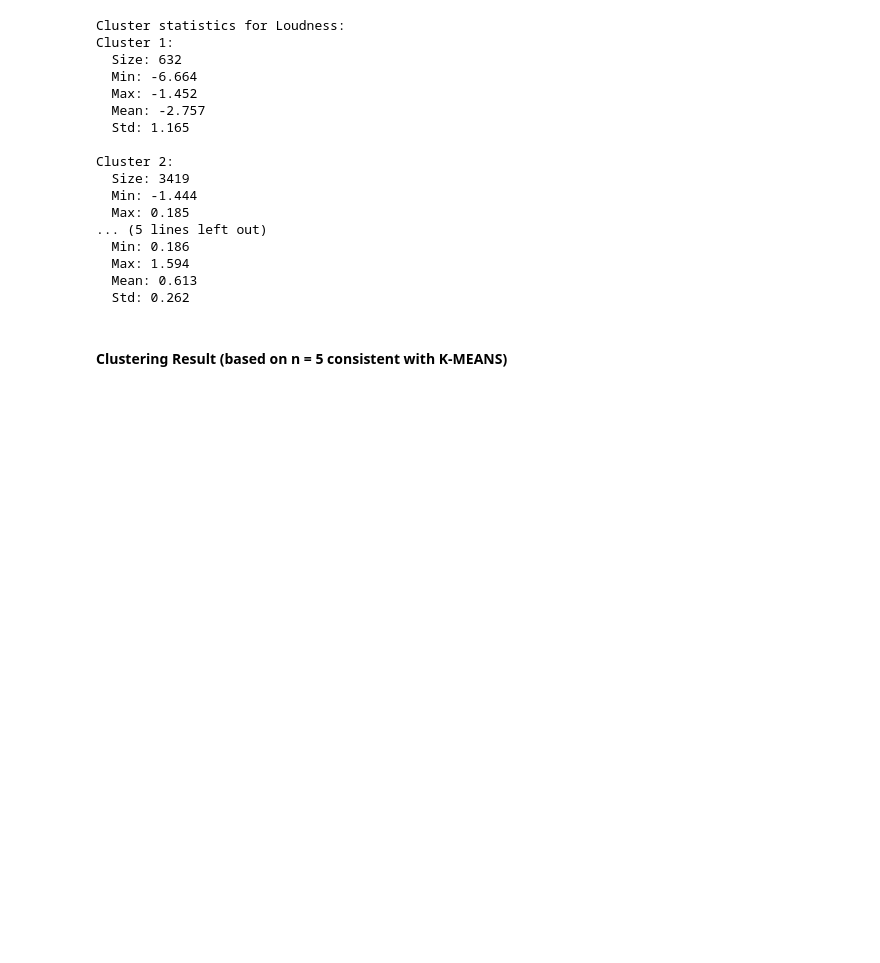
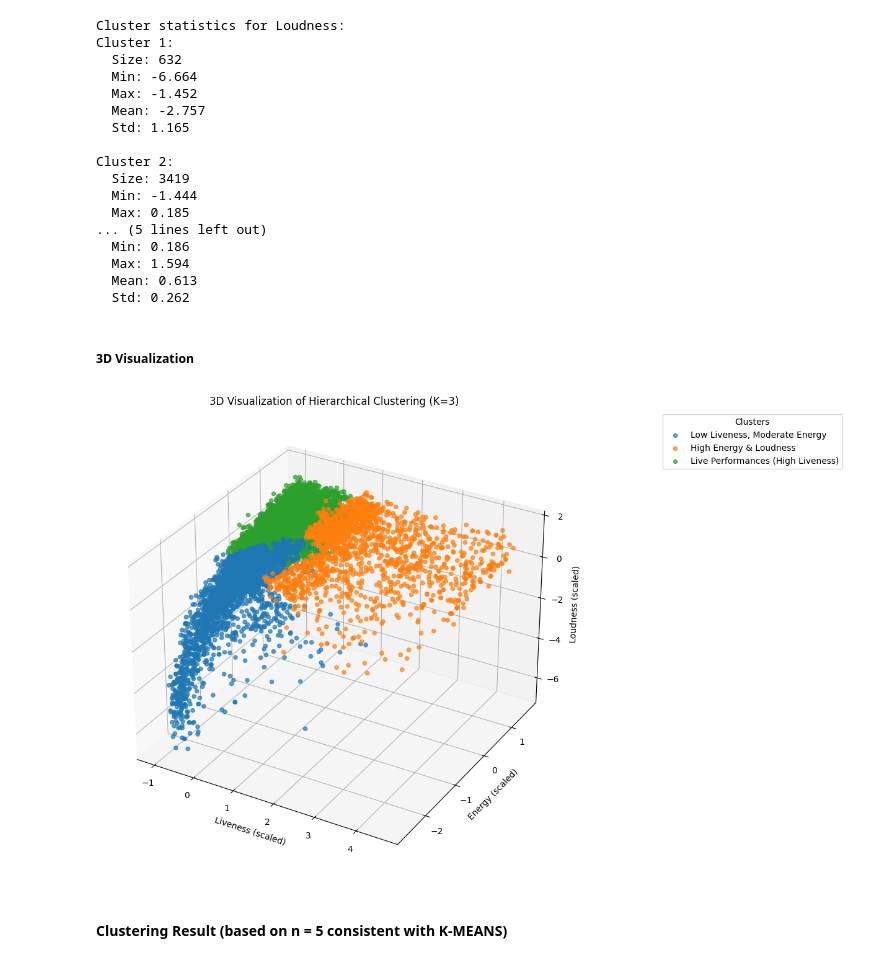
Before and after one commit to BockmonClassroom/hw7-yuan-yh, a Jupyter notebook: spotify.ipynb, the cells around one changed output. Saved outputs shown, nothing was run; the diff lists cells and outputs as text; code cells hidden in the pictures; blank space fills up the shorter version.

```diff
--- a/spotify.ipynb
+++ b/spotify.ipynb
@@ -325,6 +327,43 @@ Cluster 2:
   Max: 1.594
   Mean: 0.613
   Std: 0.262
+# %% [markdown]
+##### 3D Visualization
+# %%
+# Perform Agglomerative Clustering on all 3 features (3 clusters based on the dendrogram)
+n_clusters = 3
+hierarchical = AgglomerativeClustering(n_clusters=n_clusters, metric='euclidean', linkage='ward')
+y_hc = hierarchical.fit_predict(X_scaled)
+
+# 3D Plot for Hierarchical Clustering
+fig = plt.figure(figsize=(12, 8))
+ax = fig.add_subplot(111, projection='3d')
+
+# Define cluster labels (modify based on your interpretation)
+hc_cluster_labels = {
+    0: "Low Liveness, Moderate Energy",
+    1: "High Energy & Loudness",
+    2: "Live Performances (High Liveness)"
+}
+
+# Plot each cluster
+for i in range(n_clusters):
+    ax.scatter(X_scaled[y_hc == i, 0],
+               X_scaled[y_hc == i, 1],
+               X_scaled[y_hc == i, 2],
+               label=hc_cluster_labels[i],
+               alpha=0.7)
+
+ax.set_title(f'3D Visualization of Hierarchical Clustering (K={n_clusters})')
+ax.set_xlabel("Liveness (scaled)")
+ax.set_ylabel("Energy (scaled)")
+ax.set_zlabel("Loudness (scaled)")
+ax.legend(bbox_to_anchor=(1.2, 1), loc='upper left', title="Clusters")
+
+plt.tight_layout()
+plt.show()
+# %% [output]
+[figure, added]
 # %% [markdown]
 #### Clustering Result (based on n = 5 consistent with K-MEANS)
 # %%
```
Also changed, not shown: parts of 10 cells of this notebook, 4 other files.
